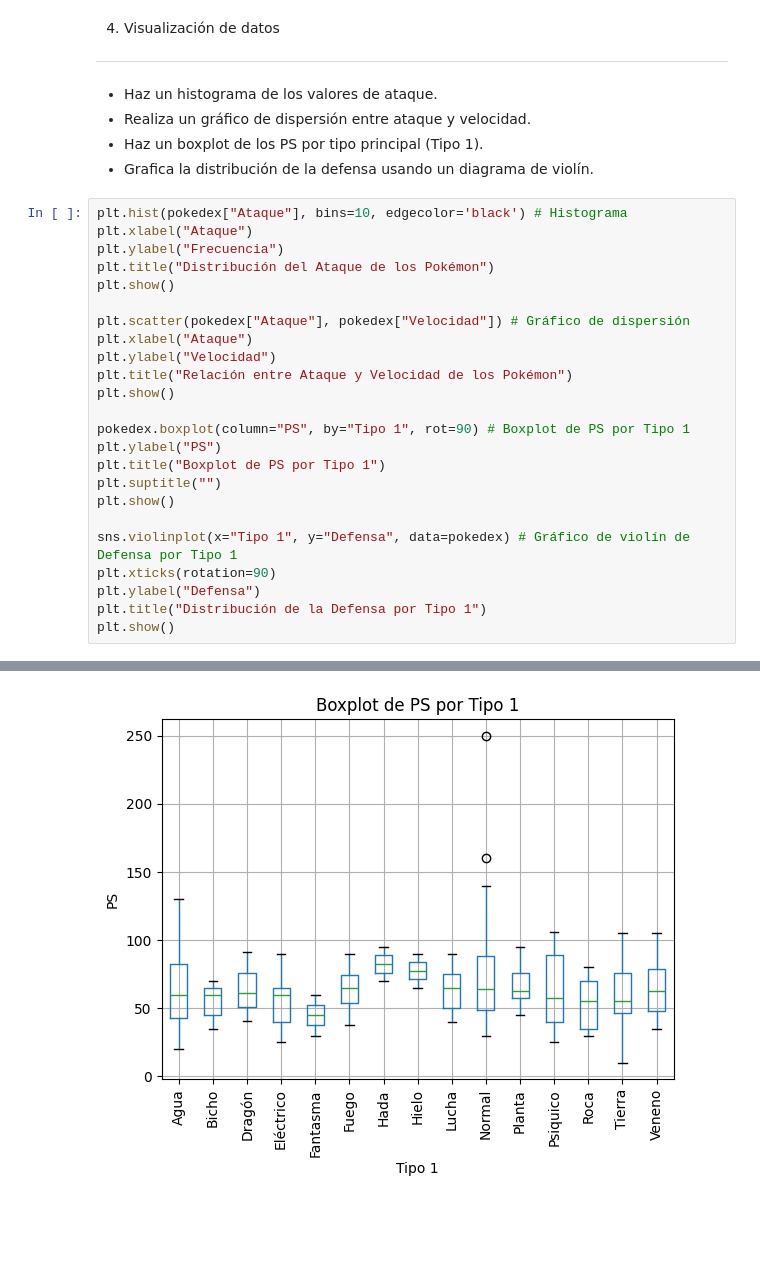
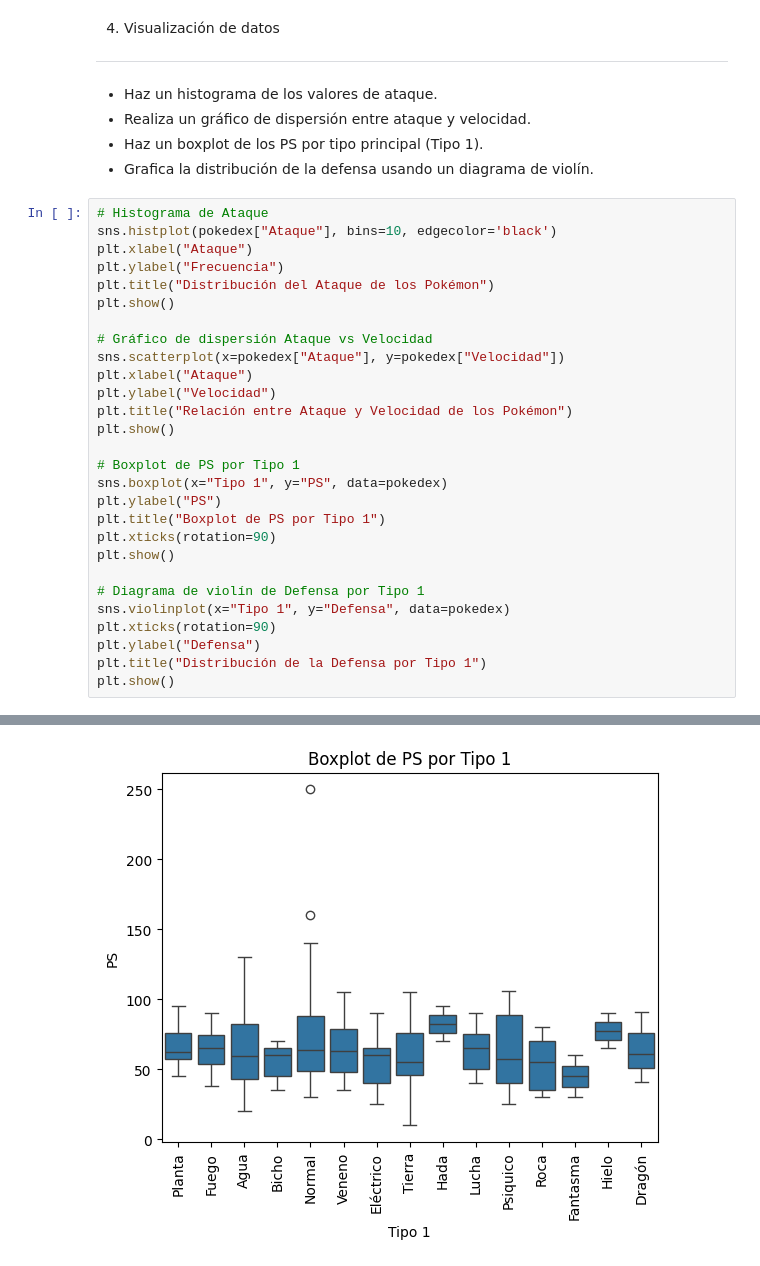
Before and after one commit to bortizp/Tarea-data-science---Pokedex, a Jupyter notebook: python1.ipynb, the cells around one changed output, grey strips where cells are left out. Saved outputs shown, nothing was run; the diff lists cells and outputs as text; blank space fills up the shorter version.

```diff
--- a/python1.ipynb
+++ b/python1.ipynb
@@ -94,25 +92,29 @@ Desviación estándar de PS: 28.6
 - Haz un boxplot de los PS por tipo principal (Tipo 1).
 - Grafica la distribución de la defensa usando un diagrama de violín.
 # %%
-plt.hist(pokedex["Ataque"], bins=10, edgecolor='black') # Histograma
+# Histograma de Ataque
+sns.histplot(pokedex["Ataque"], bins=10, edgecolor='black')
 plt.xlabel("Ataque")
 plt.ylabel("Frecuencia")
 plt.title("Distribución del Ataque de los Pokémon")
 plt.show()
 
-plt.scatter(pokedex["Ataque"], pokedex["Velocidad"]) # Gráfico de dispersión
+# Gráfico de dispersión Ataque vs Velocidad
+sns.scatterplot(x=pokedex["Ataque"], y=pokedex["Velocidad"])
 plt.xlabel("Ataque")
 plt.ylabel("Velocidad")
 plt.title("Relación entre Ataque y Velocidad de los Pokémon")
 plt.show()
 
-pokedex.boxplot(column="PS", by="Tipo 1", rot=90) # Boxplot de PS por Tipo 1
+# Boxplot de PS por Tipo 1
+sns.boxplot(x="Tipo 1", y="PS", data=pokedex)
 plt.ylabel("PS")
 plt.title("Boxplot de PS por Tipo 1")
-plt.suptitle("")
+plt.xticks(rotation=90)
 plt.show()
 
-sns.violinplot(x="Tipo 1", y="Defensa", data=pokedex) # Gráfico de violín de Defensa por Tipo 1
+# Diagrama de violín de Defensa por Tipo 1
+sns.violinplot(x="Tipo 1", y="Defensa", data=pokedex)
 plt.xticks(rotation=90)
 plt.ylabel("Defensa")
 plt.title("Distribución de la Defensa por Tipo 1")
@@ -122,3 +124,3 @@ plt.show()
 [figure]
-[figure, old version]
+[figure, new version]
 [figure]
```
Also changed, not shown: parts of 4 cells of this notebook.
